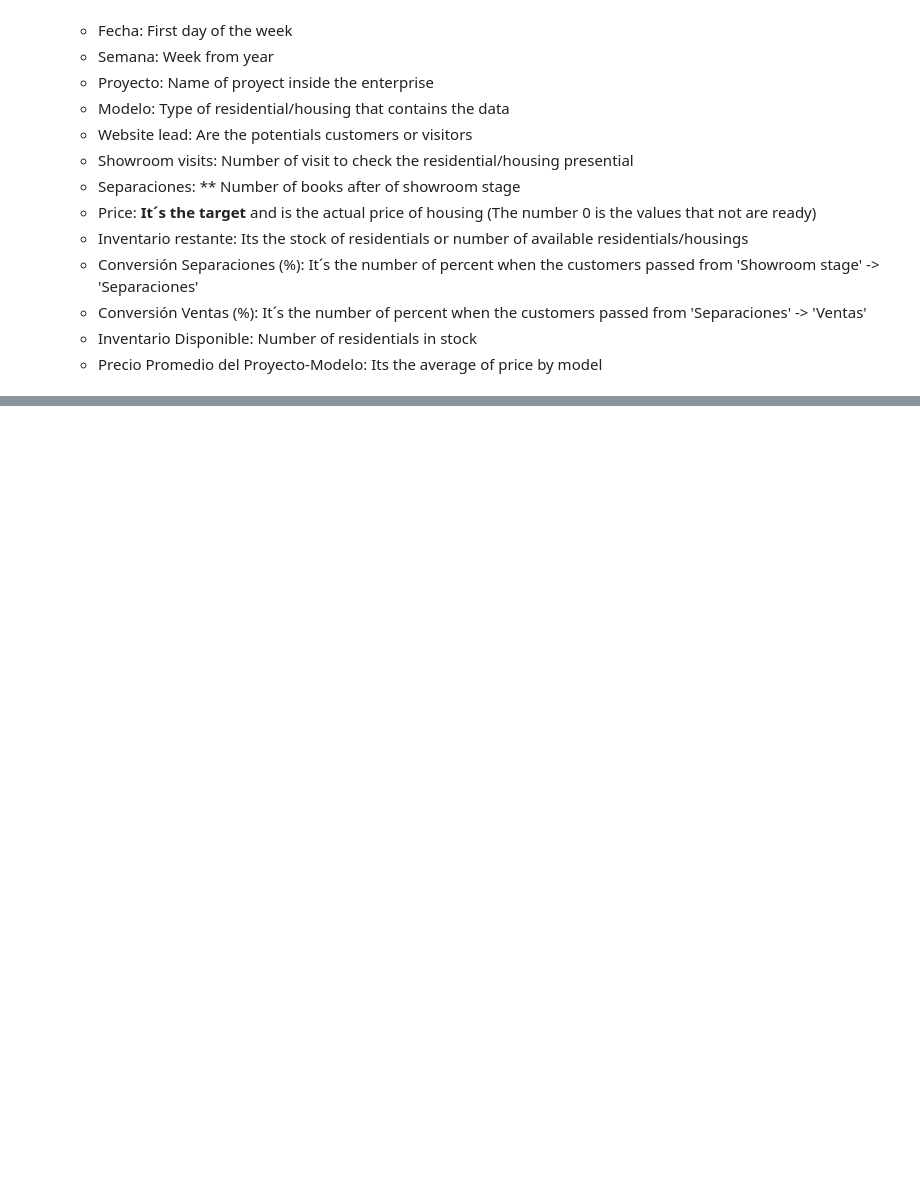
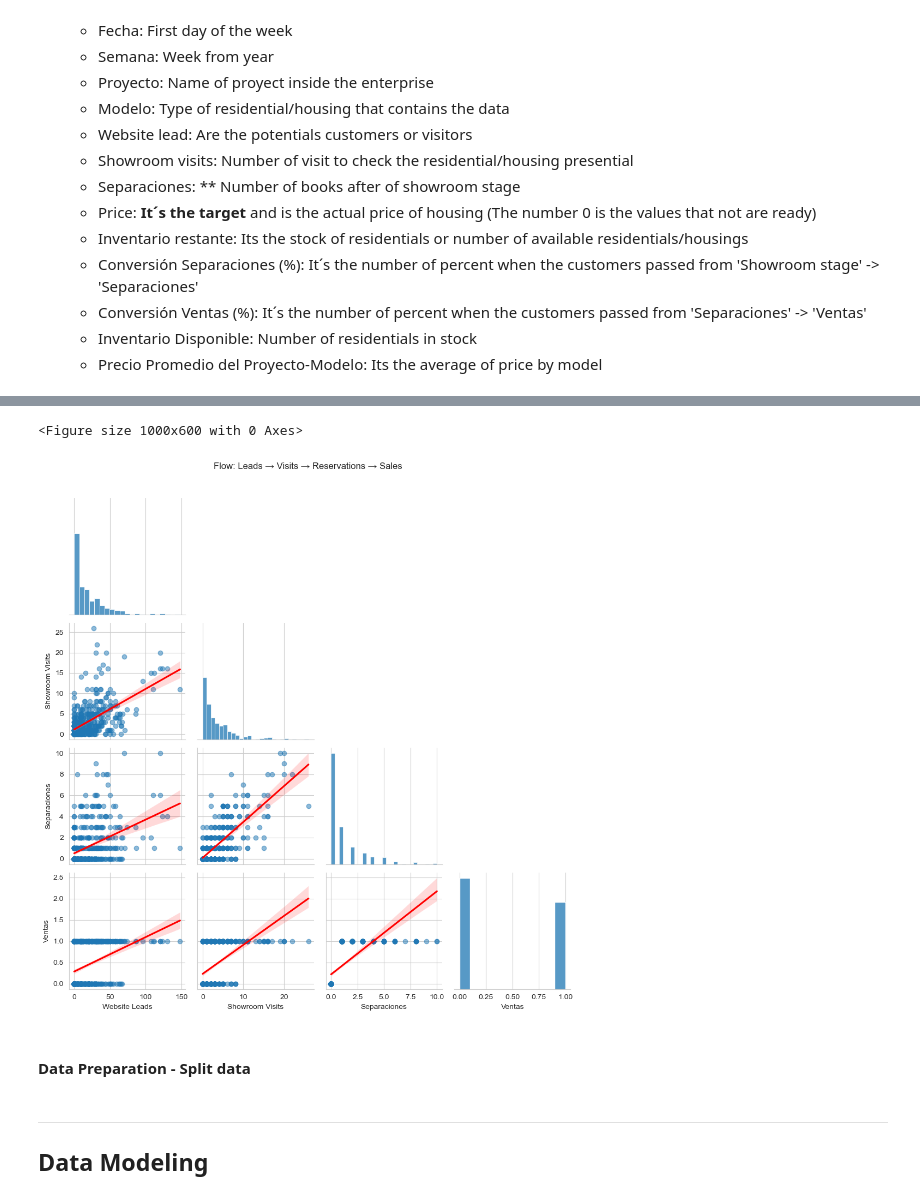
Before and after one commit to OmarTrejo/housing-price-optimizer, a Jupyter notebook: HousingPriceOptimizer.ipynb, the cells around one changed output, grey strips where cells are left out. Saved outputs shown, nothing was run; the diff lists cells and outputs as text; code cells hidden in the pictures; blank space fills up the shorter version.

```diff
--- a/HousingPriceOptimizer.ipynb
+++ b/HousingPriceOptimizer.ipynb
@@ -186,0 +270,11 @@ memory usage: 149.8+ KB
+# %%
+plt.figure(figsize=(10, 6))
+sns.pairplot(data, vars=["Website Leads", "Showroom Visits", "Separaciones", "Ventas"], kind="reg", corner=True, plot_kws={'line_kws':{'color':'red'}, 'scatter_kws': {'alpha':0.5}})
+plt.suptitle("Flow: Leads → Visits → Reservations → Sales", y=1.02)
+plt.tight_layout()
+plt.show()
+# %% [output]
+<Figure size 1000x600 with 0 Axes>
+[figure, added]
+# %% [markdown]
+#### Data Preparation - Split data
@@ -186,0 +287,3 @@ memory usage: 149.8+ KB
+# %% [markdown]
+---
+## Data Modeling
```
Also changed, not shown: parts of 52 cells of this notebook, 3 other files.
